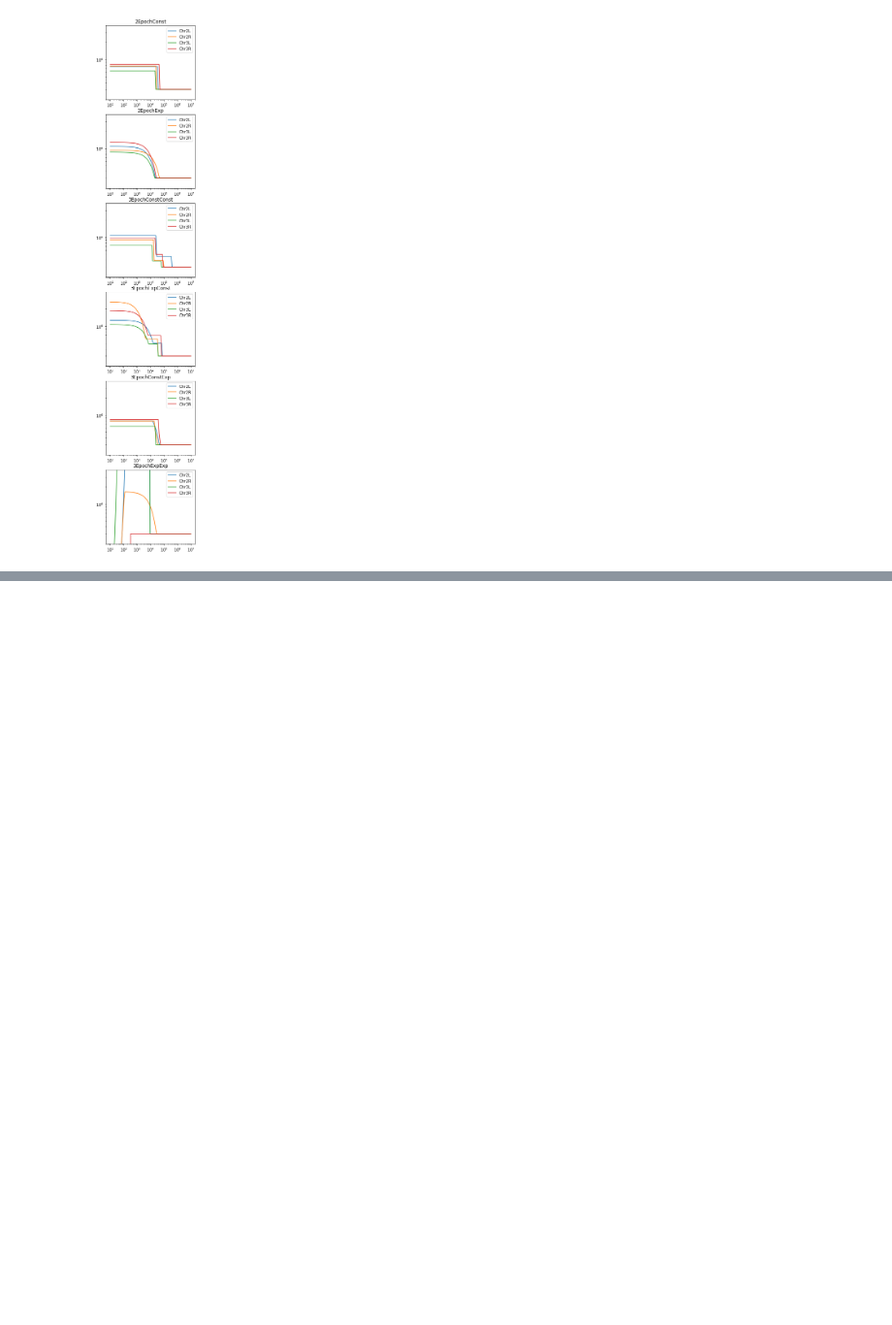
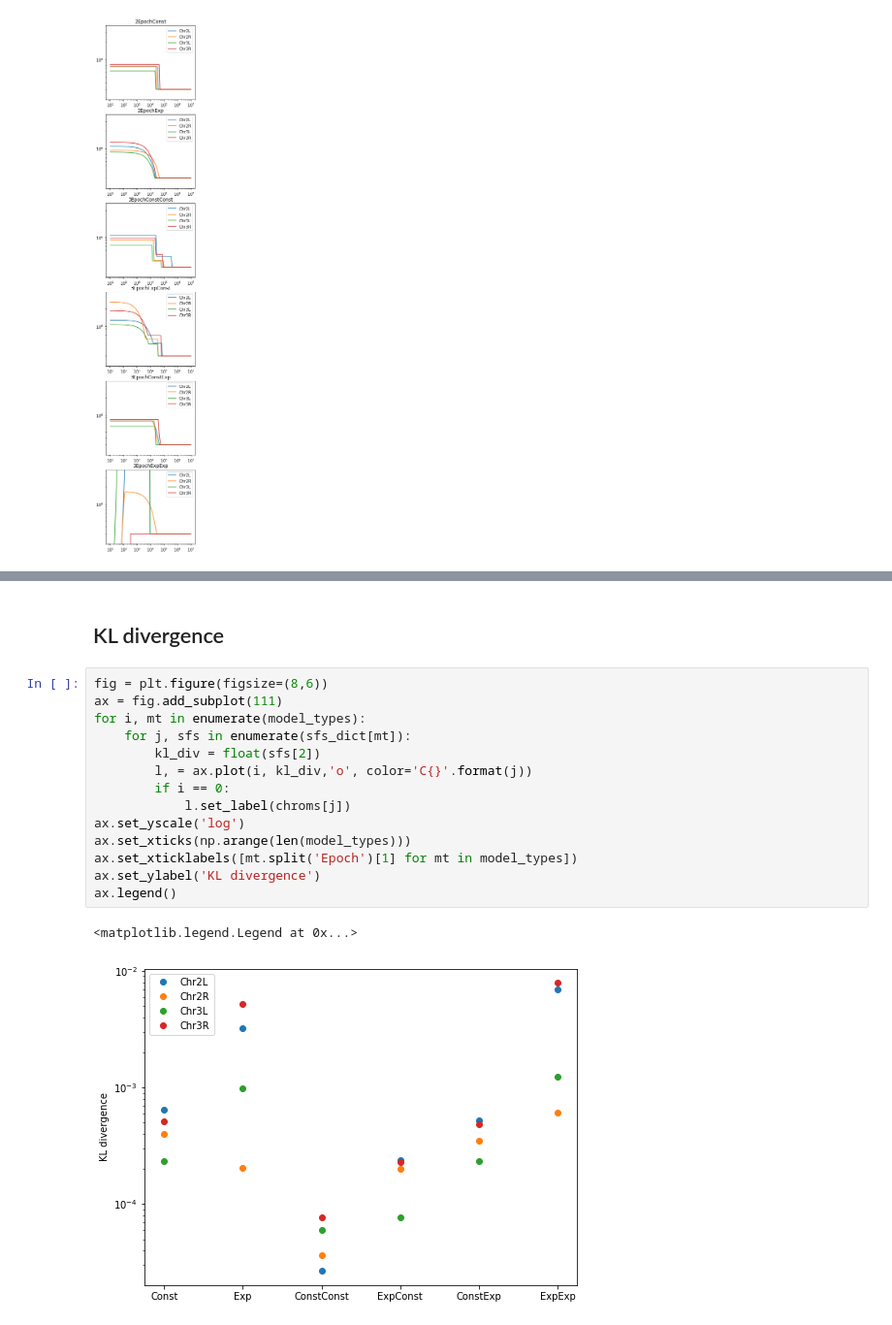
Before and after one commit to dp-rice/multiplemergers, a Jupyter notebook: notebooks/plot_DPGP3_models.ipynb, the cells around one changed output, grey strips where cells are left out. Shown: that part at 97% size. Drawn from its saved outputs; the diff is of its cells as text; blank space fills up the shorter version.

```diff
--- a/notebooks/plot_DPGP3_models.ipynb
+++ b/notebooks/plot_DPGP3_models.ipynb
@@ -54,0 +93,19 @@ for i, mt in enumerate(model_types):
+# %% [markdown]
+## KL divergence
+# %%
+fig = plt.figure(figsize=(8,6))
+ax = fig.add_subplot(111)
+for i, mt in enumerate(model_types):
+    for j, sfs in enumerate(sfs_dict[mt]):
+        kl_div = float(sfs[2])
+        l, = ax.plot(i, kl_div,'o', color='C{}'.format(j))
+        if i == 0:
+            l.set_label(chroms[j])
+ax.set_yscale('log')
+ax.set_xticks(np.arange(len(model_types)))
+ax.set_xticklabels([mt.split('Epoch')[1] for mt in model_types])
+ax.set_ylabel('KL divergence')
+ax.legend()
+# %% [output]
+<matplotlib.legend.Legend at 0x...>
+[figure, added]
```
Also changed, not shown: parts of 12 cells of this notebook, 1 other file.
